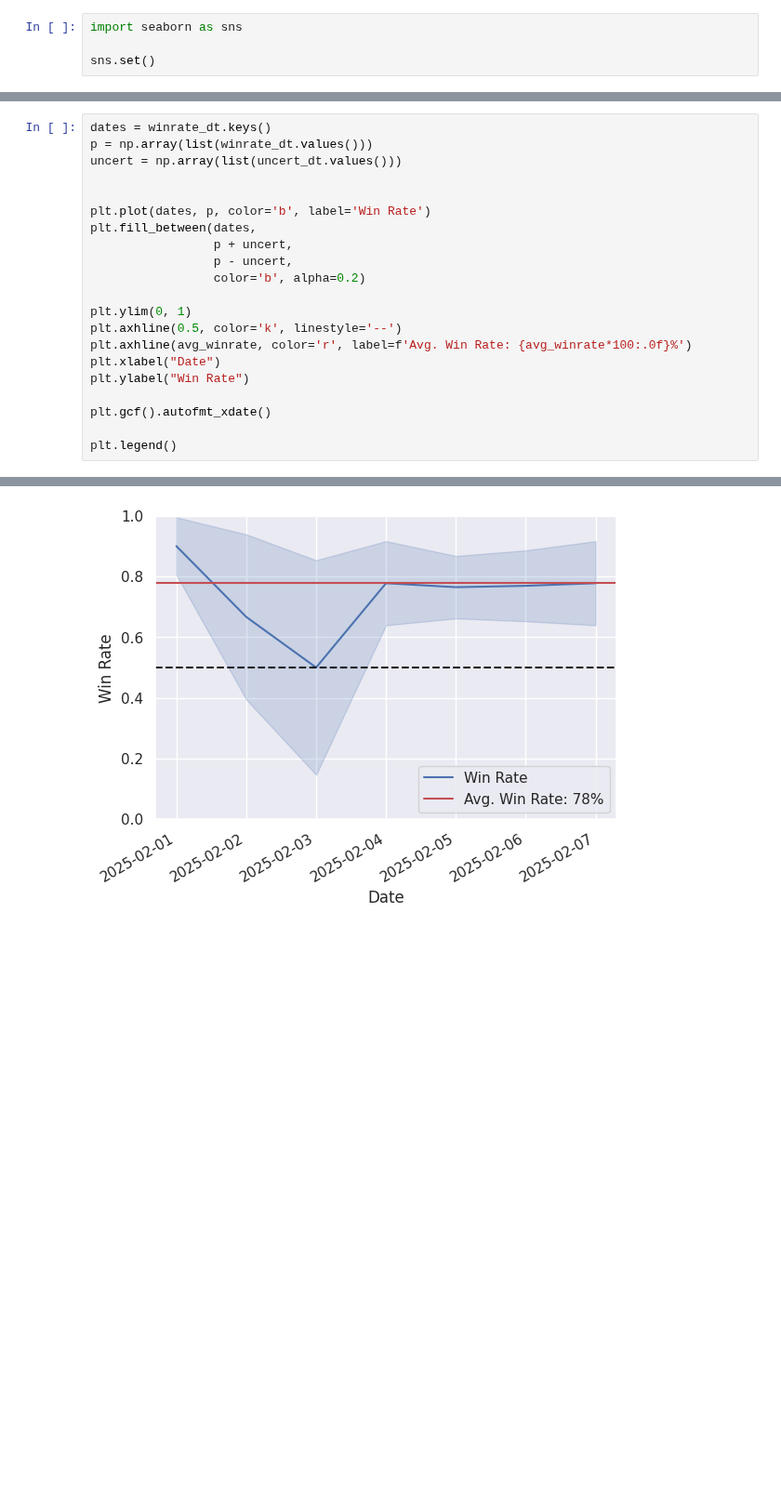
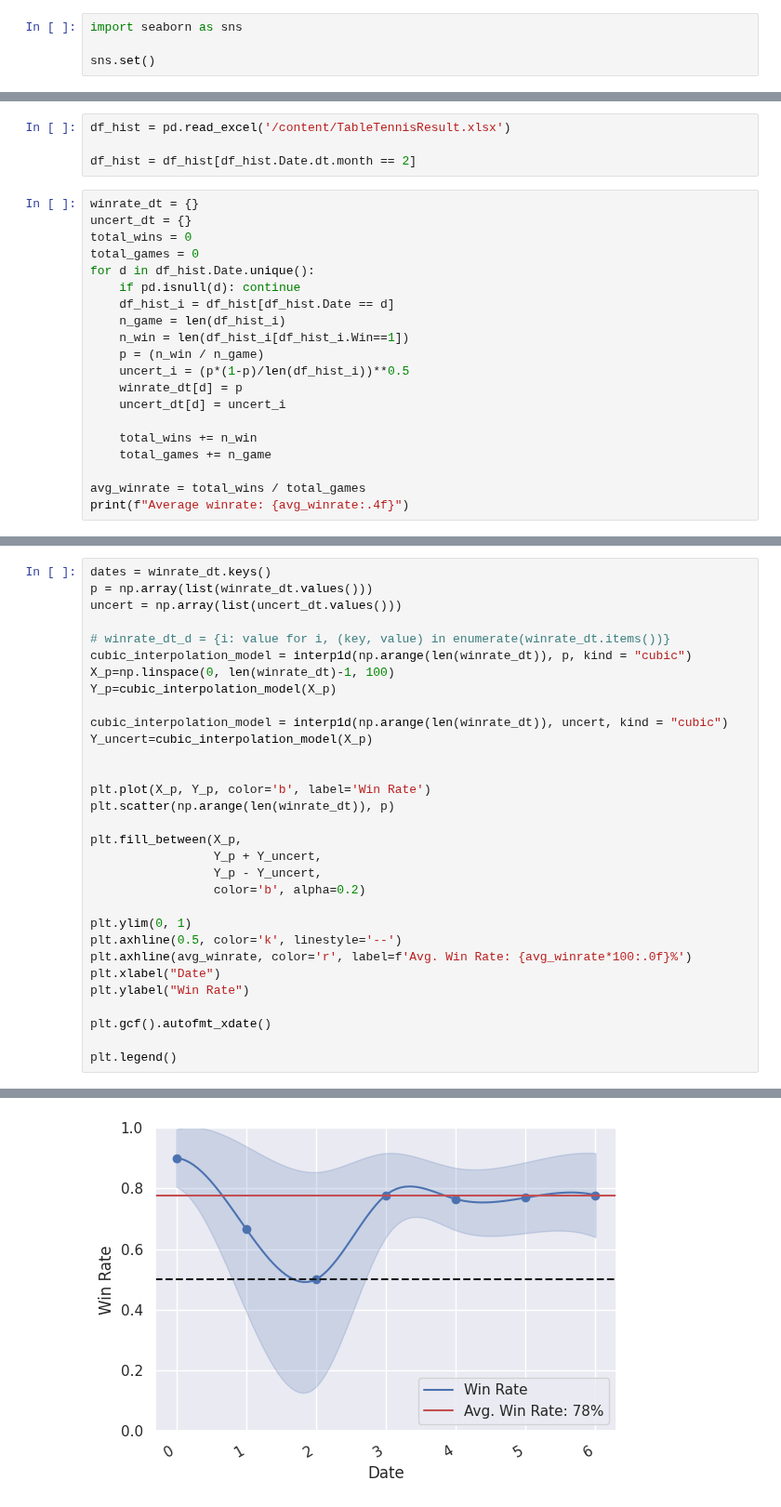
Before and after one commit to ansonkwokth/TableTennisPrediction, a Jupyter notebook: example.ipynb, the cells around one changed output, grey strips where cells are left out. Shown at 93% size. Drawn from its saved outputs; the diff is of its cells as text; blank space fills up the shorter version.

```diff
--- a/example.ipynb
+++ b/example.ipynb
@@ -562,0 +529,24 @@ Average winrate: 0.7778
+# %%
+df_hist = pd.read_excel('/content/TableTennisResult.xlsx')
+
+df_hist = df_hist[df_hist.Date.dt.month == 2]
+# %%
+winrate_dt = {}
+uncert_dt = {}
+total_wins = 0
+total_games = 0
+for d in df_hist.Date.unique():
+    if pd.isnull(d): continue
+    df_hist_i = df_hist[df_hist.Date == d]
+    n_game = len(df_hist_i)
+    n_win = len(df_hist_i[df_hist_i.Win==1])
+    p = (n_win / n_game)
+    uncert_i = (p*(1-p)/len(df_hist_i))**0.5
+    winrate_dt[d] = p
+    uncert_dt[d] = uncert_i
+
+    total_wins += n_win
+    total_games += n_game
+
+avg_winrate = total_wins / total_games
+print(f"Average winrate: {avg_winrate:.4f}")
@@ -563,24 +560,34 @@ Average winrate: 0.7778
 # %%
 dates = winrate_dt.keys()
 p = np.array(list(winrate_dt.values()))
 uncert = np.array(list(uncert_dt.values()))
 
+# winrate_dt_d = {i: value for i, (key, value) in enumerate(winrate_dt.items())}
+cubic_interpolation_model = interp1d(np.arange(len(winrate_dt)), p, kind = "cubic")
+X_p=np.linspace(0, len(winrate_dt)-1, 100)
+Y_p=cubic_interpolation_model(X_p)
 
-plt.plot(dates, p, color='b', label='Win Rate')
-plt.fill_between(dates,
-                 p + uncert,
-                 p - uncert,
+cubic_interpolation_model = interp1d(np.arange(len(winrate_dt)), uncert, kind = "cubic")
+Y_uncert=cubic_interpolation_model(X_p)
+
+
+plt.plot(X_p, Y_p, color='b', label='Win Rate')
+plt.scatter(np.arange(len(winrate_dt)), p)
+
+plt.fill_between(X_p,
+                 Y_p + Y_uncert,
+                 Y_p - Y_uncert,
                  color='b', alpha=0.2)
 
 plt.ylim(0, 1)
 plt.axhline(0.5, color='k', linestyle='--')
 plt.axhline(avg_winrate, color='r', label=f'Avg. Win Rate: {avg_winrate*100:.0f}%')
 plt.xlabel("Date")
 plt.ylabel("Win Rate")
 
 plt.gcf().autofmt_xdate()
 
 plt.legend()
 # %% [output]
 <matplotlib.legend.Legend at 0x...>
-[figure, old version]
+[figure, new version]
```
Also changed, not shown: parts of 9 cells of this notebook.
